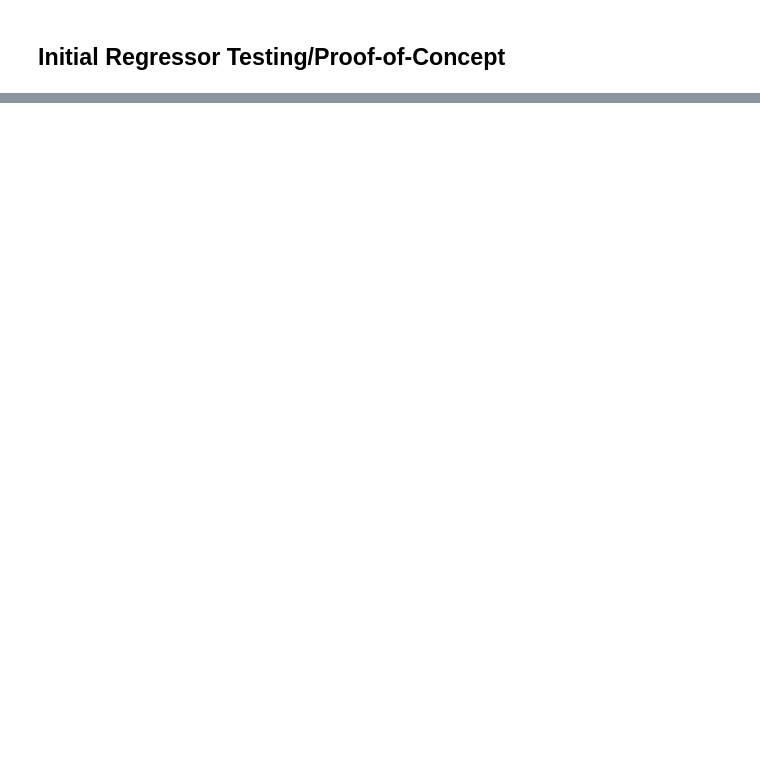
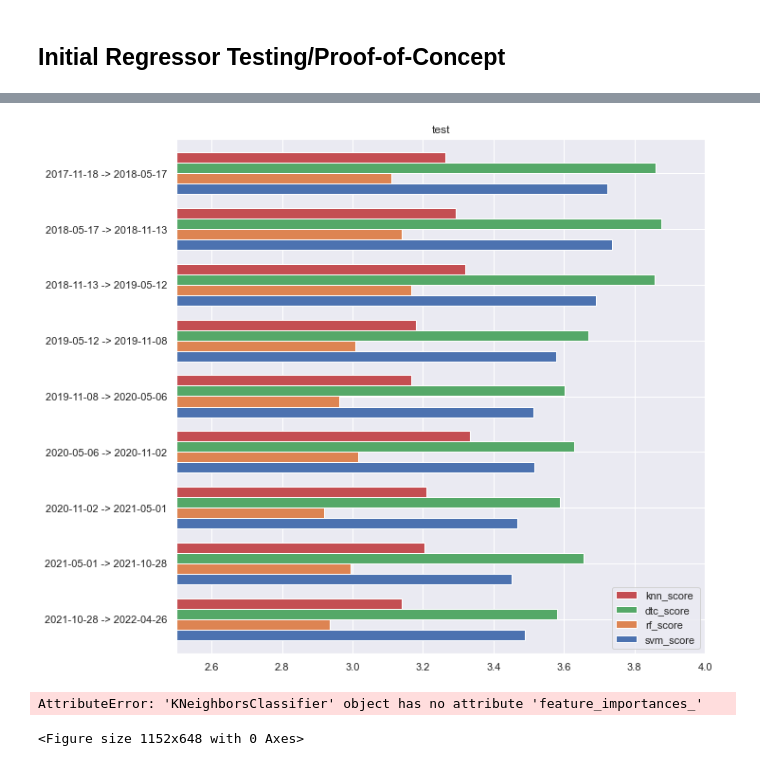
Before and after one commit to a-dubs/ds3000-project, a Jupyter notebook: models.ipynb, the cells around one changed output, grey strips where cells are left out. Cells and saved outputs as stored; diff of their text form; code cells hidden in the pictures; blank space fills up the shorter version.

```diff
--- a/models.ipynb
+++ b/models.ipynb
@@ -673,15 +831,14 @@ DataFrame.from_dict(svm_reg_tuning_results, orient="index").to_pickle("cache/svm
 # %%
-
-# knn_reg_tuning_results_df = pd.read_pickle("cache/knn_reg_tuning_results.pkl")
-# dtc_reg_tuning_results_df = DataFrame.from_dict(dtc_reg_tuning_results, orient="index")
-# rf_reg_tuning_results_df = DataFrame.from_dict(rf_reg_tuning_results, orient="index")
+knn_reg_tuning_results_df = pd.read_pickle("cache/knn_reg_tuning_results.pkl")
+dtc_reg_tuning_results_df = pd.read_pickle("cache/dtc_reg_tuning_results.pkl")
+rf_reg_tuning_results_df = pd.read_pickle("cache/rf_reg_tuning_results.pkl")
 svm_reg_tuning_results_df = pd.read_pickle("cache/svm_reg_tuning_results.pkl")
 
-# print("KNN Regression Tuning Results:")
-# print(knn_reg_tuning_results_df)
-# print("DTC Regression Tuning Results:")
-# print(dtc_reg_tuning_results_df)
-# print("RF Regression Tuning Results:")
-# print(rf_reg_tuning_results_df)
-print("SVM Regression Tuning Results:")
-print(svm_reg_tuning_results_df)
+print("KNN Regression Tuning Results:")
+print(knn_reg_tuning_results_df.head())
+print("\nDTC Regression Tuning Results:")
+print(dtc_reg_tuning_results_df.head())
+print("\nRF Regression Tuning Results:")
+print(rf_reg_tuning_results_df.head())
+print("\nSVM Regression Tuning Results:")
+print(svm_reg_tuning_results_df.head())
@@ -690,0 +863,12 @@ random_states
+# %%
+reg_models_best_results = pd.DataFrame(knn_reg_tuning_results_df["score"].rename("knn_score"))
+reg_models_best_results["dtc_score"] = dtc_reg_tuning_results_df["score"]
+reg_models_best_results["rf_score"] = rf_reg_tuning_results_df["score"]
+reg_models_best_results["svm_score"] = svm_reg_tuning_results_df["score"]
+print(reg_models_best_results,"\n\n")
+
+reg_models_best_results_stats = pd.DataFrame(knn_reg_tuning_results_df["score"].rename("knn_score").describe())
+reg_models_best_results_stats["dtc_score"] = dtc_reg_tuning_results_df["score"].describe()
+reg_models_best_results_stats["rf_score"] = rf_reg_tuning_results_df["score"].describe()
+reg_models_best_results_stats["svm_score"] = svm_reg_tuning_results_df["score"].describe()
+print(reg_models_best_results_stats)
@@ -690,0 +893,7 @@ random_states
+# %%
+
+reg_models_best_results.iloc[:, ::-1].plot(kind="barh", figsize=(15,10), xlim=(2.5,4), width=.75, legend='reverse')
+plt.title("test")
+plt.show()
+# %% [output]
+[figure, added]
@@ -690,0 +909,9 @@ random_states
+# %%
+fig = plt.figure(figsize=(16, 9))
+sorted_feat = dtc.feature_importances_.argsort()
+plt.barh(xtrain.columns,dtc.feature_importances_[sorted_feat])
+
+plt.show()
+# %% [output]
+AttributeError: 'KNeighborsClassifier' object has no attribute 'feature_importances_'
+<Figure size 1152x648 with 0 Axes>
```
Also changed, not shown: parts of 19 cells of this notebook, 5 other files.
